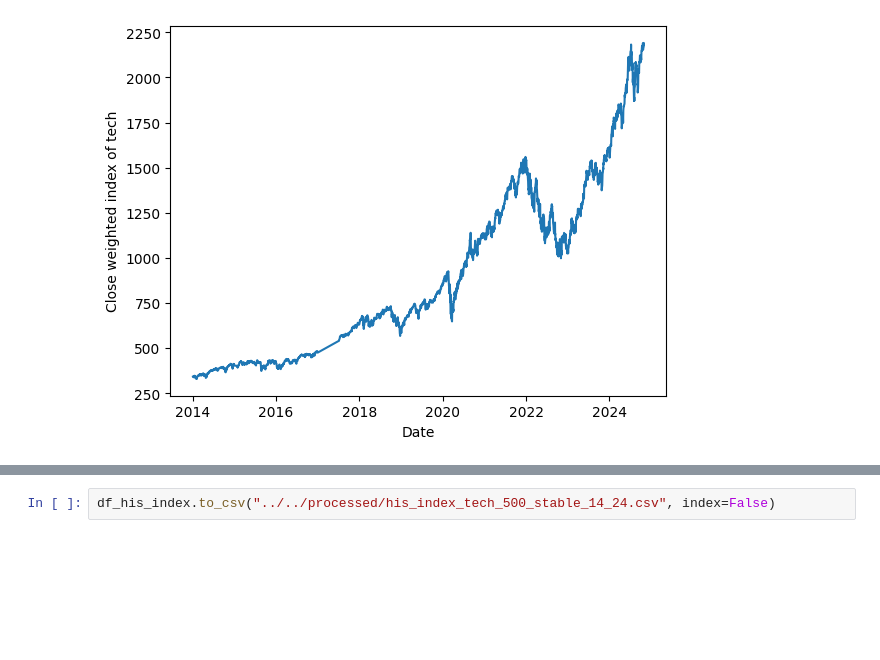
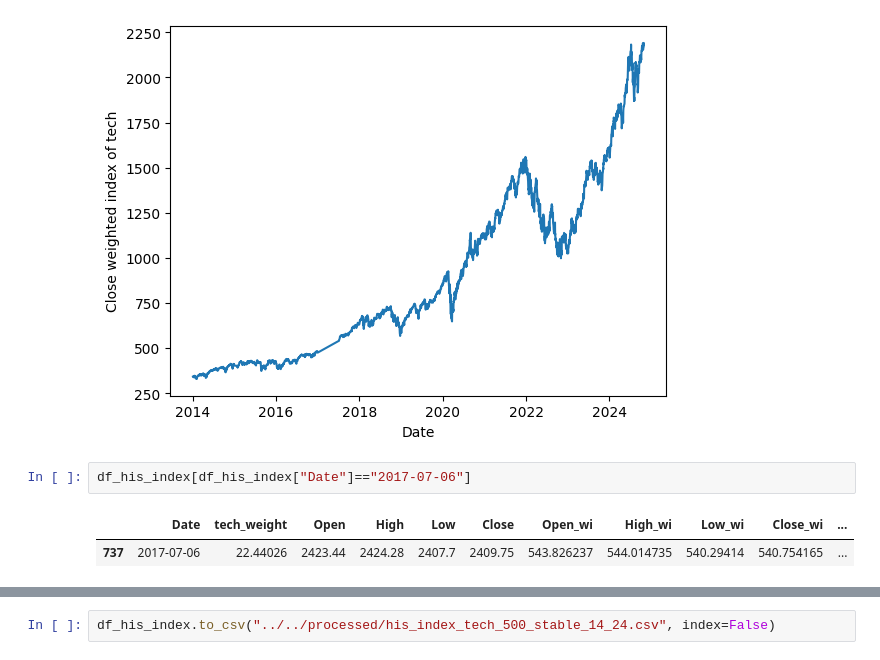
Before and after one commit to YCoeusZ/industrial-resources-and-its-impact, a Jupyter notebook: data/processing/PD02/PD02_proportional_change_for_stock.ipynb, the cells around one changed output, grey strips where cells are left out. Saved outputs shown, nothing was run; the diff lists cells and outputs as text; blank space fills up the shorter version.

```diff
--- a/data/processing/PD02/PD02_proportional_change_for_stock.ipynb
+++ b/data/processing/PD02/PD02_proportional_change_for_stock.ipynb
@@ -71,3 +71,8 @@ plt.ylabel("Close weighted index of tech")
 plt.show()
 # %% [output]
 [figure]
+# %%
+df_his_index[df_his_index["Date"]=="2017-07-06"]
+# %% [output]
+|  | Date | tech_weight | Open | High | Low | Close | Open_wi | High_wi | Low_wi | Close_wi | ... |
+| 737 | 2017-07-06 | 22.44026 | 2423.44 | 2424.28 | 2407.7 | 2409.75 | 543.826237 | 544.014735 | 540.29414 | 540.754165 | ... |
```
Also changed, not shown: parts of 3 cells of this notebook, 5 other files.
